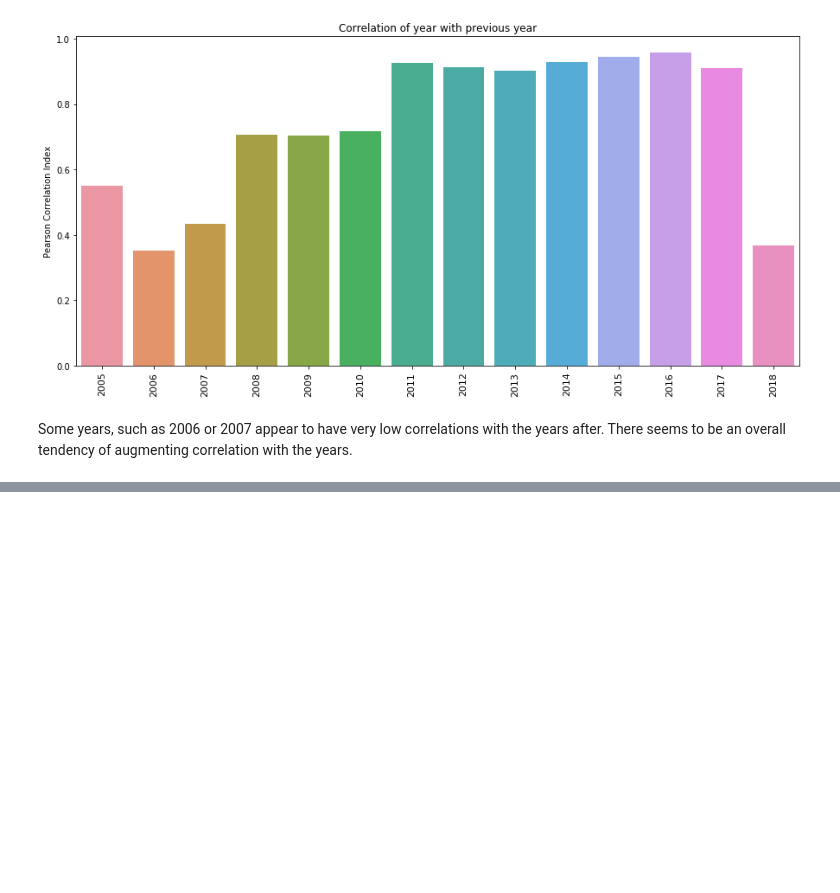
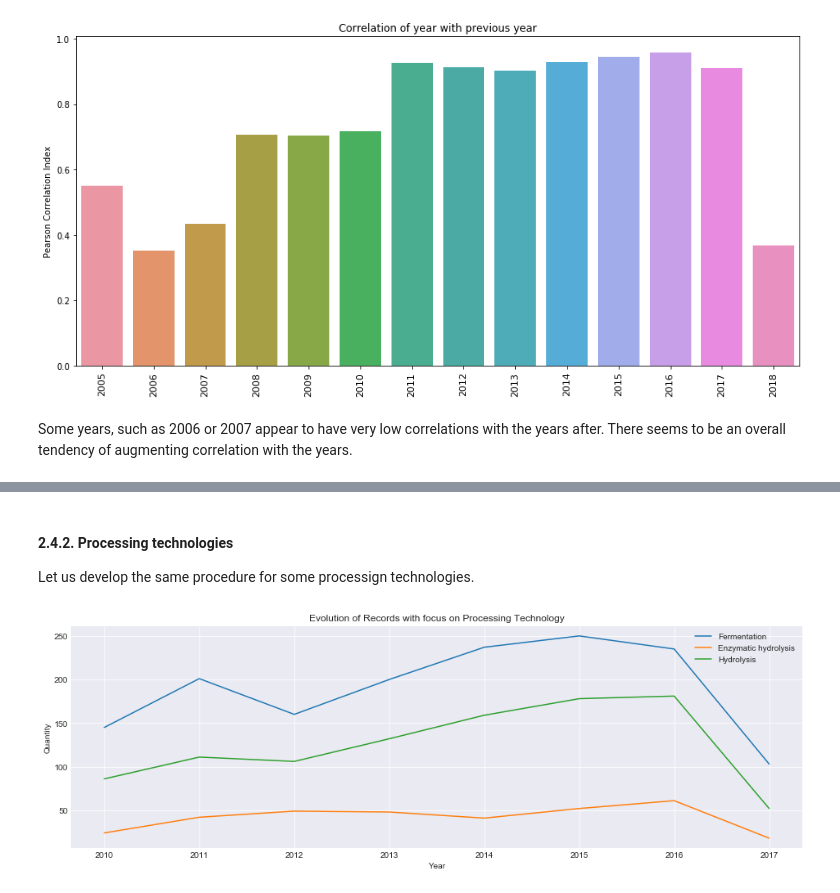
Before and after one commit to duarteocarmo/technological_capabilities, a Jupyter notebook: notebooks/2_2_Capability Correlations_Time.ipynb, the cells around one changed output, grey strips where cells are left out. Saved outputs shown, nothing was run; the diff lists cells and outputs as text; code cells hidden in the pictures; blank space fills up the shorter version.

```diff
--- a/notebooks/2_2_Capability Correlations_Time.ipynb
+++ b/notebooks/2_2_Capability Correlations_Time.ipynb
@@ -364,0 +417,20 @@ Some years, such as 2006 or 2007 appear to have very low correlations with the y
+# %% [markdown]
+#### 2.4.2. Processing technologies <a class="anchor" id="two-four-two"></a>
+
+Let us develop the same procedure for some processign technologies.
+# %%
+# plot the graph
+plt.style.use('seaborn-darkgrid')
+plt.subplots(1,1,figsize=(16, 5))
+plt.subplot(111)
+plt.title("Evolution of Records with focus on Processing Technology")
+plt.xlabel("Year")
+plt.ylabel("Quantity")
+plt.plot(range(2010, 2018),get_records_of('fermentation', 'ProcessingTech', normalization=False), label="Fermentation")
+plt.plot(range(2010, 2018),get_records_of('enzymatic hydrolysis', 'ProcessingTech', normalization=False), label="Enzymatic hydrolysis")
+plt.plot(range(2010, 2018),get_records_of('hydrolysis', 'ProcessingTech', normalization=False), label="Hydrolysis")
+plt.xticks(range(2010, 2018), [str(a) for a in range(2010, 2018)])
+plt.legend()
+plt.show()
+# %% [output]
+[figure, added]
```
Also changed, not shown: parts of 29 cells of this notebook.
